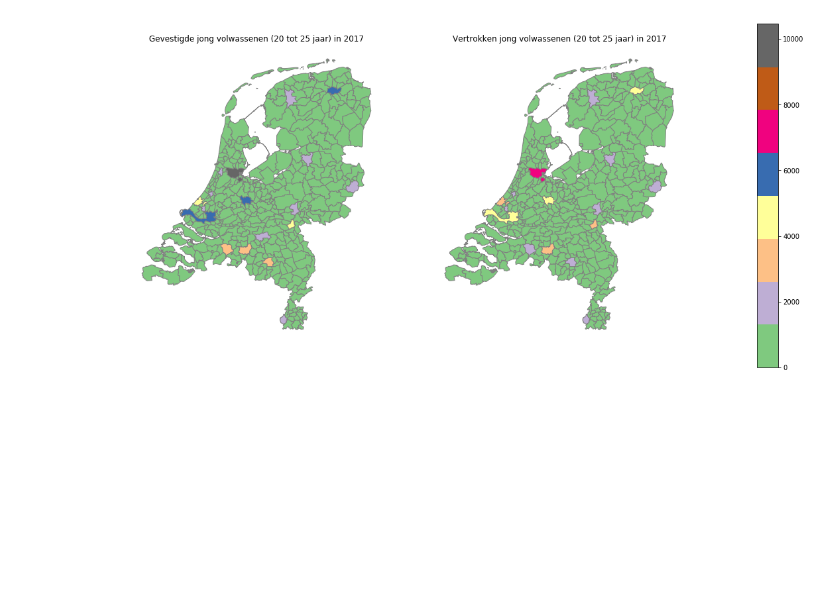
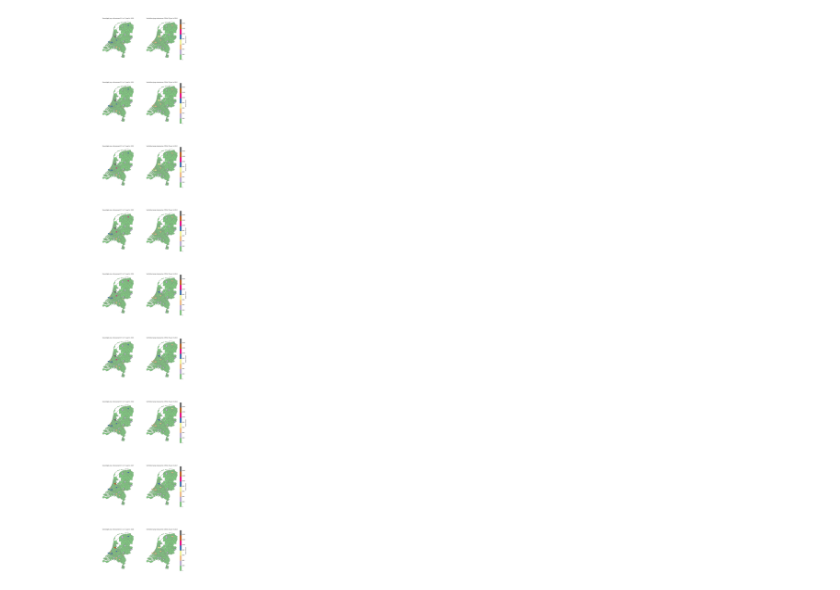
Before and after one commit to SimchaGD/Studentenstroom, a Jupyter notebook: MVP.ipynb, the cells around one changed output. Saved outputs shown, nothing was run; the diff lists cells and outputs as text; code cells hidden in the pictures; blank space fills up the shorter version.

```diff
--- a/MVP.ipynb
+++ b/MVP.ipynb
@@ -20,5 +22,7 @@ cbsTabelOrgineel = cbsTabelOrgineel.rename(columns = {"k_15Tot20Jaar_93": "Geves
                                                       "k_20Tot25Jaar_94": "Gevestigd_20_25",
                                                       "k_15Tot20Jaar_162": "Vertrokken_15_20",
                                                       "k_20Tot25Jaar_163": "Vertrokken_20_25"})
+cbsTabelOrgineel["Vertrokken"] = cbsTabelOrgineel.Vertrokken_15_20 + cbsTabelOrgineel.Vertrokken_20_25
+cbsTabelOrgineel["Gevestigd"] = cbsTabelOrgineel.Gevestigd_15_20 + cbsTabelOrgineel.Gevestigd_20_25
 cbsTabelOrgineel.head()
 # %% [output]
@@ -38,49 +42,67 @@ cbsTabel = cbsTabel.loc[cbsTabel.Perioden.astype(int) >= 2010, :]
 cbsTabel = cbsTabel.dropna()
 cbsTabel.RegioS = cbsTabel.RegioS.str.replace(" \(gemeente\)", "")
 
-cbsTabel = cbsTabel.sort_values(by = "Gevestigd_20_25", ascending = False)
+cbsTabel = cbsTabel.sort_values(by = "Gevestigd", ascending = False)
-# %%
-geodata_url = "https://geodata.nationaalgeoregister.nl/cbsgebiedsindelingen/wfs?request=GetFeature&service=WFS&version=2.0.0&typeName=cbs_gemeente_2017_gegeneraliseerd&outputFormat=json"
-gemeentegrenzen = gpd.read_file(geodata_url)
-gemeentegrenzen.to_file("GemeenteGrenzen2017.geojson", driver='GeoJSON')
 # %%
 gemeenteData = pd.merge(gemeentegrenzen, cbsTabel.head(40),
                            left_on = "statnaam",
                            right_on = "RegioS",
                        how = "outer")
 # %%
+from mpl_toolkits.axes_grid1 import make_axes_locatable
 cmap = cm.get_cmap('Accent')
 
 vmin = 0
-vmax = max(gemeenteData.Gevestigd_20_25.max(), gemeenteData.Vertrokken_20_25.max())
+vmax = max(cbsTabel.Gevestigd.max(), cbsTabel.Vertrokken.max())
+onlyfiles = ["GemeenteGrenzen{}.geojson".format(jaar) for jaar in range(2010, 2019)]
 
-fig, (ax1, ax2) = mpl.pyplot.subplots(ncols=2, figsize = [15, 12])
-# Maak een thematische kaart
-p1 = gemeenteData.plot(ax = ax1,
-                      column='Gevestigd_20_25',
-                      figsize = (10,8),
-                      edgecolor = "grey",
-                      cmap = cmap,
-                      vmin = vmin,
-                      vmax = vmax)
-p1.axis('off')
-p1.set_title("Gevestigde jong volwassenen (20 tot 25 jaar) in 2017")
 
-p2 = gemeenteData.plot(ax = ax2,
-                      column='Vertrokken_20_25',
-                      figsize = (10,8),
-                      edgecolor = "grey",
-                      cmap = cmap,
-                      vmin = vmin,
-                      vmax = vmax)
-p2.axis('off')
-p2.set_title("Vertrokken jong volwassenen (20 tot 25 jaar) in 2017")
+fig, axes = mpl.pyplot.subplots(ncols=2, nrows = len(onlyfiles), figsize = [15, 12*len(onlyfiles)])
+for ii in range(len(onlyfiles)):
+    file = onlyfiles[ii]
+    gemeentegrenzen = gpd.read_file("grenzen/" + file, driver = "GeoJSON")
+    jaar = file[-12:-8]
 
-cax = fig.add_axes([1, 0.2, 0.03, 0.6])
-sm = cm.ScalarMappable(cmap= cmap, norm=plt.Normalize(vmin=vmin, vmax=vmax))
-sm._A = []
-cbr = fig.colorbar(sm, cax=cax,)
+
+    cbsJaarTabel = cbsTabel.loc[cbsTabel.Perioden.astype(int) == int(jaar), :].head(40)
+    gemeenteData = pd.merge(gemeentegrenzen, cbsJaarTabel,
+                           left_on = "statnaam",
+                           right_on = "RegioS",
+                           how = "outer")
+
+    # Maak een thematische kaart
+    p1 = gemeenteData.plot(ax = axes[ii][0],
+                          column='Gevestigd',
+                          figsize = (10,8),
+                          edgecolor = "grey",
+                          cmap = cmap,
+                          vmin = vmin,
+                          vmax = vmax)
+    p1.axis('off')
+    p1.set_title("Gevestigde jong volwassenen (15 tot 25 jaar) in {}".format(jaar))
+
+    p2 = gemeenteData.plot(ax = axes[ii][1],
+                          column='Vertrokken',
+                          figsize = (15,12),
+                          edgecolor = "grey",
+                          cmap = cmap,
+                          vmin = vmin,
+                          vmax = vmax)
+    p2.axis('off')
+    p2.set_title("Vertrokken jong volwassenen (15 tot 25 jaar) in {}".format(jaar))
+
+    divider = make_axes_locatable(axes[ii][0])
+    cax = divider.append_axes("right", size="5%", pad=0.1)
+    cax.axis('off')
+
+    divider2 = make_axes_locatable(axes[ii][1])
+    cax2 = divider2.append_axes("right", size="5%", pad=0.1)
+
+    sm = cm.ScalarMappable(cmap= cmap, norm=plt.Normalize(vmin=vmin, vmax=vmax))
+    sm._A = []
+    cbr = plt.colorbar(sm, cax = cax2, ax = axes[ii][1])
+    cbr.set_label("Aantal mensen")
 
 fig.show()
 # %% [output]
-[figure, old version]
+[figure, new version]
```
Also changed, not shown: parts of 3 cells of this notebook, 14 other files.
